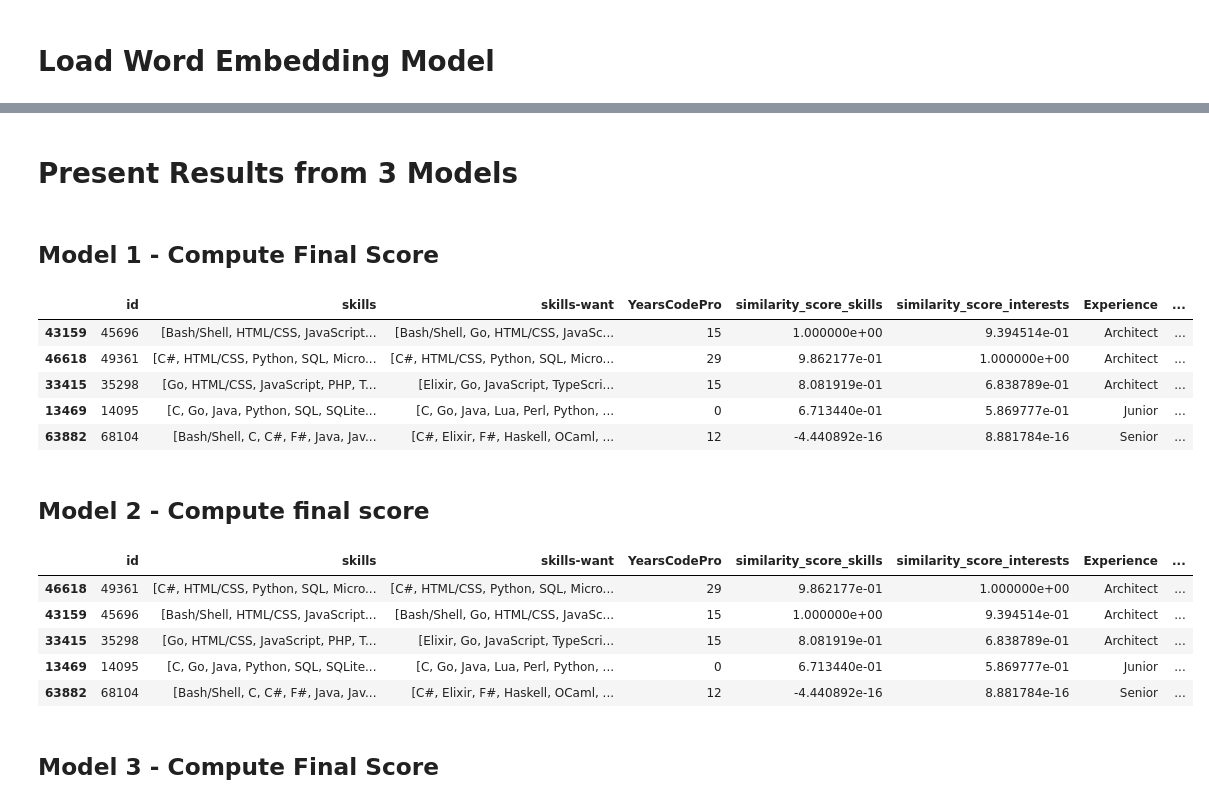
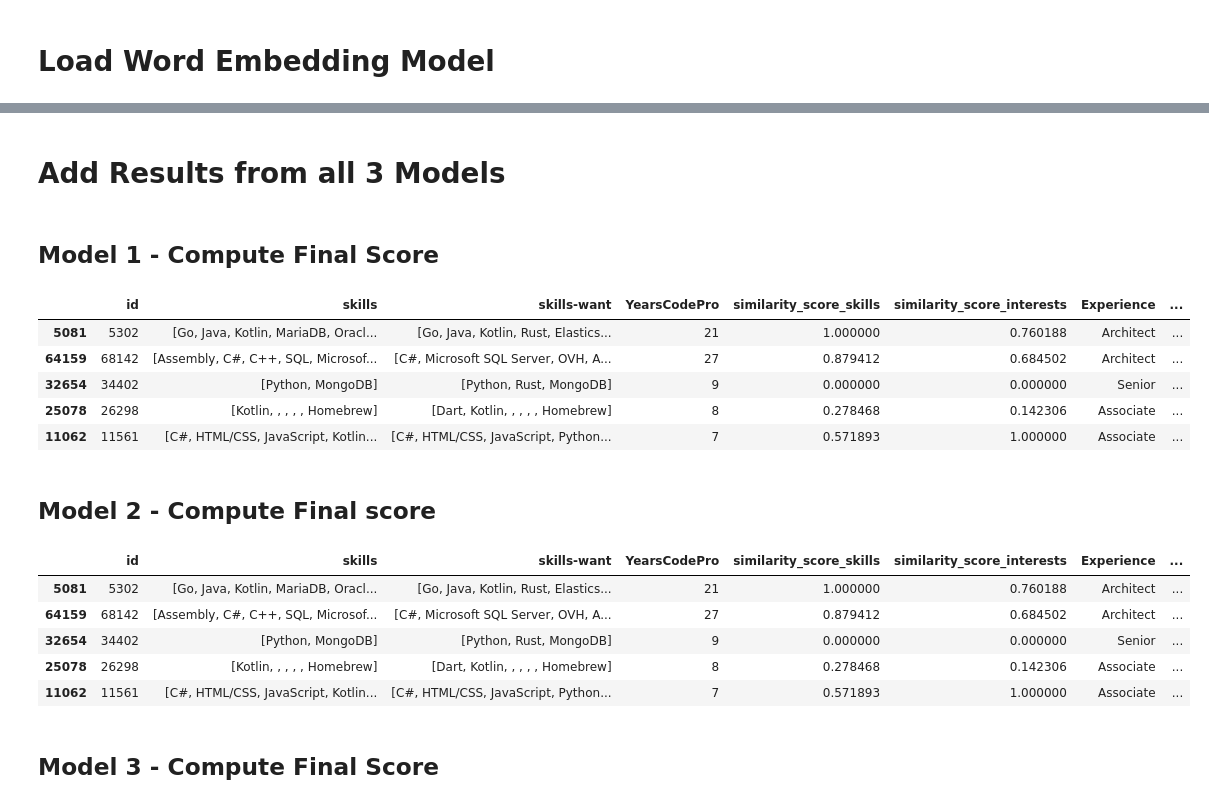
Before and after one commit to vcmueller/masterthesis, a Jupyter notebook: 4-match_recommend-employee-to-project/models_ranking.ipynb, the cells around one changed output, grey strips where cells are left out. Saved outputs shown, nothing was run; the diff lists cells and outputs as text; code cells hidden in the pictures.

Commit message:
Add code to recommend people

```diff
--- a/4-match_recommend-employee-to-project/models_ranking.ipynb
+++ b/4-match_recommend-employee-to-project/models_ranking.ipynb
@@ -51,5 +53,0 @@ df_people = df_people.sample(5)
-# %%
-# Get the role requirements
-role_skills = ['Python', 'Microsoft SQL Server', 'Microsoft Azure']
-#role_experience = 5 # years
-role_experience = 'Associate'
@@ -67,14 +64,9 @@ scaler = MinMaxScaler()
 similarity_scores = []
 for skills in df_people['skills']:
     similarity_scores.append(model.wv.wmdistance(role_skills, skills))
-    #print('---> ')
-    #print(role_skills)
-    #print(skills)
-    #print(model.wv.wmdistance(role_skills, skills))
 
 # Add the dissimilarity score to each role
 df_people['similarity_score_skills'] = similarity_scores
-
 
 # Get the highest distance before inf
 df_temp = df_people.loc[(df_people['similarity_score_skills'] < np.inf)]
@@ -84,13 +76,8 @@ print(max_score)
 # Remove rows where the score is inf - meaning there is no similarity
 df_people['similarity_score_skills'] = df_people['similarity_score_skills'].replace(np.inf, max_score)
 
-#df = df.loc[(df['similarity_score_skills'] < np.inf)]
-
-# Normalize scores and convert distance to similarity - 0 = more dissimilar, 1 = more similar
+# Normalize scores and convert distance to similarity -> 0 = more dissimilar, 1 = more similar
 df_people['similarity_score_skills'] = 1 - scaler.fit_transform(df_people[['similarity_score_skills']])
 
-# Sort the roles by similarity score
-df_people = df_people.sort_values(by=['similarity_score_skills'], ascending=False)
-
 df_people
 # %% [output]
@@ -123,13 +110,8 @@ print(max_score)
 # Remove rows where the score is inf - meaning there is no similarity
 df_people['similarity_score_interests'] = df_people['similarity_score_interests'].replace(np.inf, max_score)
 
-#df = df.loc[(df['similarity_score_interests'] < np.inf)]
-
 # Normalize scores and convert distance to similarity - 0 = more dissimilar, 1 = more similar
 df_people['similarity_score_interests'] =  1 - scaler.fit_transform(df_people[['similarity_score_interests']])
 
-# Sort the roles by similarity score
-df_people = df_people.sort_values(by=['similarity_score_interests'], ascending=False)
-
 df_people
 # %% [output]
@@ -208,5 +172,5 @@ df_people
 # %% [markdown]
-# Present Results from 3 Models
+# Add Results from all 3 Models
 # %% [markdown]
 ## Model 1 - Compute Final Score
 # %%
@@ -218,47 +182,33 @@ weight_experience = 0.2
 # Calculate final score
 df_people['score-model1'] = df_people['similarity_score_skills'] * weight_skills + df_people['similarity_score_interests'] * weight_interests + df_people['similarity_score_experience'] * weight_experience
 
-# Get only final columns
-#df = df[['id', 'skills', 'score']]
-
-# Sort roles
-df_people = df_people.sort_values(by=['score-model1'], ascending=False)
-
-# See top 10 matches
-df_people.head(10)
+df_people
 # %% [output]
 |  | id | skills | skills-want | YearsCodePro | similarity_score_skills | similarity_score_interests | Experience | ... |
-| 43159 | 45696 | [Bash/Shell, HTML/CSS, JavaScript... | [Bash/Shell, Go, HTML/CSS, JavaSc... | 15 | 1.000000e+00 | 9.394514e-01 | Architect | ... |
-| 46618 | 49361 | [C#, HTML/CSS, Python, SQL, Micro... | [C#, HTML/CSS, Python, SQL, Micro... | 29 | 9.862177e-01 | 1.000000e+00 | Architect | ... |
-| 33415 | 35298 | [Go, HTML/CSS, JavaScript, PHP, T... | [Elixir, Go, JavaScript, TypeScri... | 15 | 8.081919e-01 | 6.838789e-01 | Architect | ... |
-| 13469 | 14095 | [C, Go, Java, Python, SQL, SQLite... | [C, Go, Java, Lua, Perl, Python, ... | 0 | 6.713440e-01 | 5.869777e-01 | Junior | ... |
-| 63882 | 68104 | [Bash/Shell, C, C#, F#, Java, Jav... | [C#, Elixir, F#, Haskell, OCaml, ... | 12 | -4.440892e-16 | 8.881784e-16 | Senior | ... |
+| 5081 | 5302 | [Go, Java, Kotlin, MariaDB, Oracl... | [Go, Java, Kotlin, Rust, Elastics... | 21 | 1.000000 | 0.760188 | Architect | ... |
+| 64159 | 68142 | [Assembly, C#, C++, SQL, Microsof... | [C#, Microsoft SQL Server, OVH, A... | 27 | 0.879412 | 0.684502 | Architect | ... |
+| 32654 | 34402 | [Python, MongoDB] | [Python, Rust, MongoDB] | 9 | 0.000000 | 0.000000 | Senior | ... |
+| 25078 | 26298 | [Kotlin, , , , , Homebrew] | [Dart, Kotlin, , , , , Homebrew] | 8 | 0.278468 | 0.142306 | Associate | ... |
+| 11062 | 11561 | [C#, HTML/CSS, JavaScript, Kotlin... | [C#, HTML/CSS, JavaScript, Python... | 7 | 0.571893 | 1.000000 | Associate | ... |
 # %% [markdown]
-## Model 2 - Compute final score
+## Model 2 - Compute Final score
 # %%
 # Set weights
-weight_skills = 0.5
-weight_interests = 0.3
+weight_skills = 0.4
+weight_interests = 0.4
 weight_experience = 0.2
 
 # Calculate final score
 df_people['score-model2'] = df_people['similarity_score_skills'] * weight_skills + df_people['similarity_score_interests'] * weight_interests + df_people['similarity_score_experience'] * weight_experience
 
-# Get only final columns
-#df = df[['id', 'skills', 'score']]
-
-# Sort roles
-df_people = df_people.sort_values(by=['score-model2'], ascending=False)
-
-# See top 10 matches
-df_people.head(10)
+df_people
 # %% [output]
 |  | id | skills | skills-want | YearsCodePro | similarity_score_skills | similarity_score_interests | Experience | ... |
-| 46618 | 49361 | [C#, HTML/CSS, Python, SQL, Micro... | [C#, HTML/CSS, Python, SQL, Micro... | 29 | 9.862177e-01 | 1.000000e+00 | Architect | ... |
-| 43159 | 45696 | [Bash/Shell, HTML/CSS, JavaScript... | [Bash/Shell, Go, HTML/CSS, JavaSc... | 15 | 1.000000e+00 | 9.394514e-01 | Architect | ... |
-| 33415 | 35298 | [Go, HTML/CSS, JavaScript, PHP, T... | [Elixir, Go, JavaScript, TypeScri... | 15 | 8.081919e-01 | 6.838789e-01 | Architect | ... |
-| 13469 | 14095 | [C, Go, Java, Python, SQL, SQLite... | [C, Go, Java, Lua, Perl, Python, ... | 0 | 6.713440e-01 | 5.869777e-01 | Junior | ... |
-| 63882 | 68104 | [Bash/Shell, C, C#, F#, Java, Jav... | [C#, Elixir, F#, Haskell, OCaml, ... | 12 | -4.440892e-16 | 8.881784e-16 | Senior | ... |
+| 5081 | 5302 | [Go, Java, Kotlin, MariaDB, Oracl... | [Go, Java, Kotlin, Rust, Elastics... | 21 | 1.000000 | 0.760188 | Architect | ... |
+| 64159 | 68142 | [Assembly, C#, C++, SQL, Microsof... | [C#, Microsoft SQL Server, OVH, A... | 27 | 0.879412 | 0.684502 | Architect | ... |
+| 32654 | 34402 | [Python, MongoDB] | [Python, Rust, MongoDB] | 9 | 0.000000 | 0.000000 | Senior | ... |
+| 25078 | 26298 | [Kotlin, , , , , Homebrew] | [Dart, Kotlin, , , , , Homebrew] | 8 | 0.278468 | 0.142306 | Associate | ... |
+| 11062 | 11561 | [C#, HTML/CSS, JavaScript, Kotlin... | [C#, HTML/CSS, JavaScript, Python... | 7 | 0.571893 | 1.000000 | Associate | ... |
 # %% [markdown]
 ## Model 3 - Compute Final Score
 # %%
```
Also changed, not shown: parts of 30 cells of this notebook, 2 other files.
